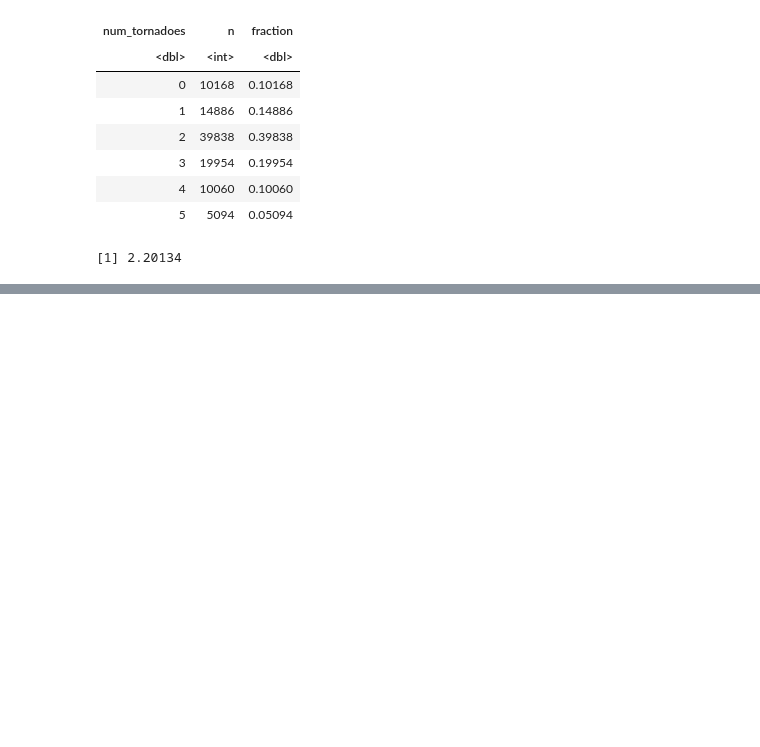
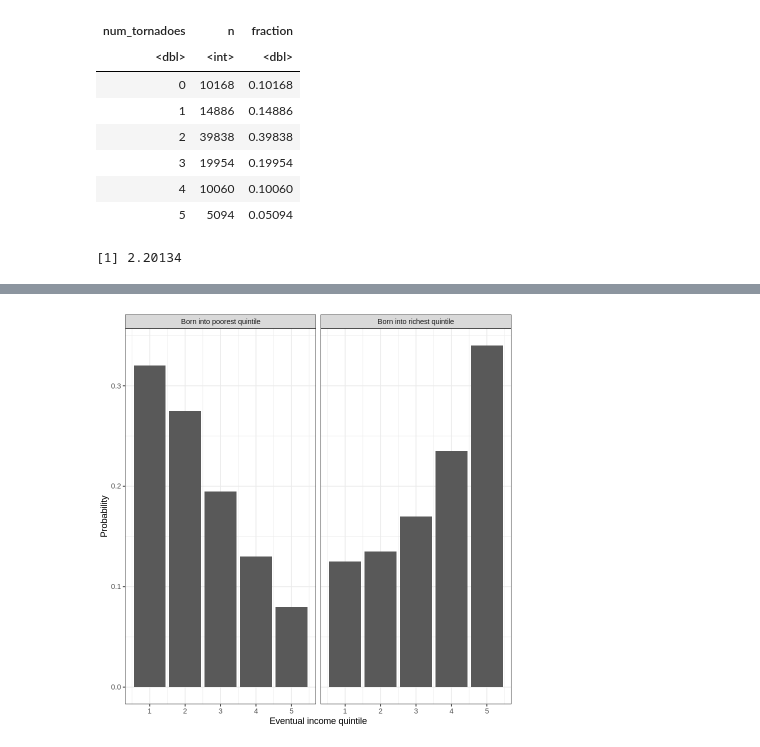
Before and after one commit to 5harad/API201-2022, a Jupyter notebook: lectures/lecture-7-code.ipynb, the cells around one changed output, grey strips where cells are left out. Saved outputs shown, nothing was run; the diff lists cells and outputs as text; code cells hidden in the pictures; blank space fills up the shorter version.

```diff
--- a/lectures/lecture-7-code.ipynb
+++ b/lectures/lecture-7-code.ipynb
@@ -136,0 +136,11 @@ mean(many_X)
+# %%
+mobility <- tibble(
+  parent_q = c('parent_q1', 'parent_q2', 'parent_q3', 'parent_q4', 'parent_q5'),
+  child_q1 = c(0.064, 0.047, 0.035, 0.028, 0.025),
+  child_q2 = c(0.055, 0.047, 0.039, 0.032, 0.027),
+  child_q3 = c(0.039, 0.044, 0.043, 0.041, 0.034),
+  child_q4 = c(0.026, 0.036, 0.044, 0.047, 0.047),
+  child_q5 = c(0.016, 0.026, 0.039, 0.052, 0.068)
+) %>%
+  column_to_rownames("parent_q")
+mobility
@@ -136,0 +156,3 @@ mean(many_X)
+# %%
+cond_mobility <- mobility / 0.2
+cond_mobility
@@ -136,0 +180,20 @@ mean(many_X)
+# %%
+cond_mobility %>%
+  slice(c(1,5)) %>%
+  rownames_to_column('parent_quintile') %>%
+   pivot_longer(starts_with('child'), names_to = 'child_quintile') %>%
+   mutate(
+     parent_quintile = recode_factor(parent_quintile,
+      parent_q1 = "Born into poorest quintile",
+      parent_q5 = "Born into richest quintile"),
+     child_quintile = c(1:5, 1:5)
+    ) %>%
+   ggplot(aes(x=child_quintile, y=value)) +
+   geom_bar(stat='identity') +
+   facet_grid(~parent_quintile) +
+   scale_y_continuous('Probability') +
+   scale_x_continuous("Eventual income quintile")
+
+   ggsave('income_quintiles.png', width = 7, height = 4)
+# %% [output]
+[figure, added]
```
Also changed, not shown: parts of 34 cells of this notebook.
